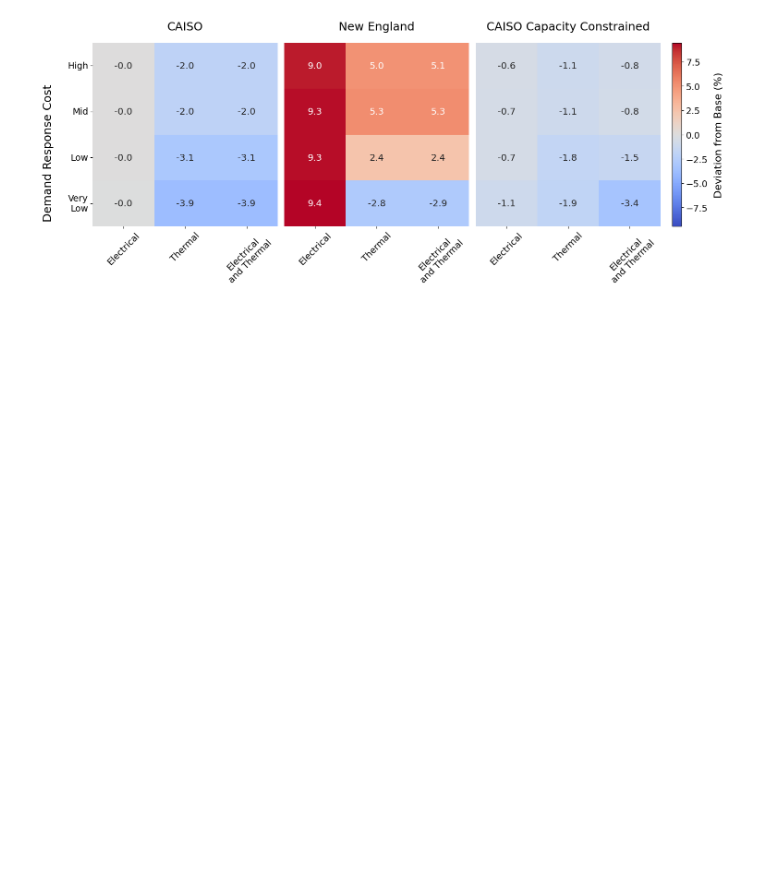
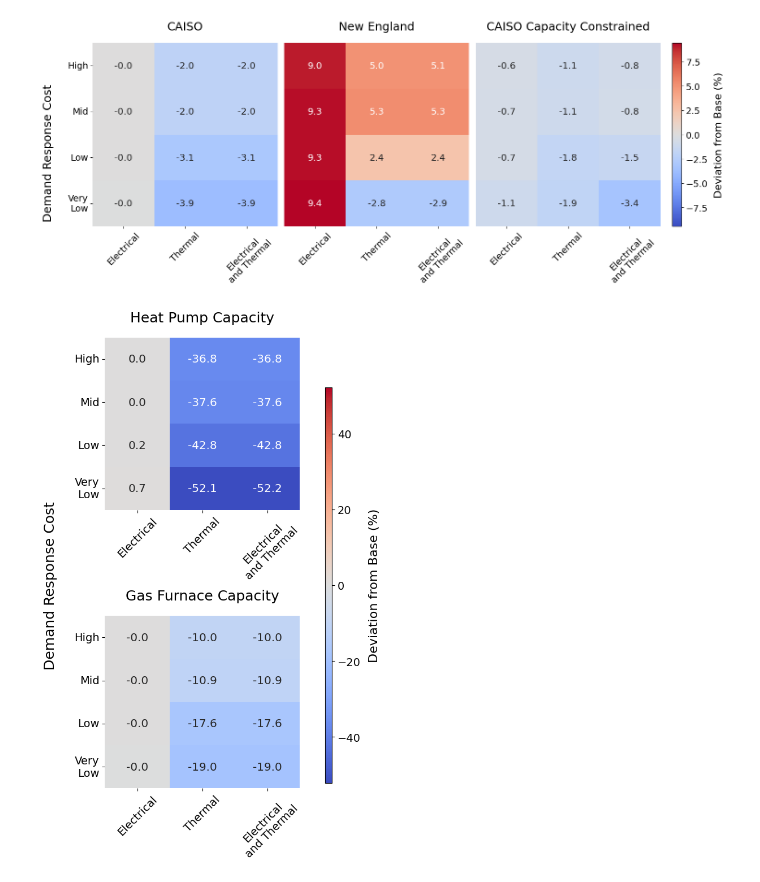
Before and after one commit to trevorb1/pypsa-demand-response, a Jupyter notebook: analysis/other.ipynb, the cells around one changed output. Saved outputs shown, nothing was run; the diff lists cells and outputs as text; code cells hidden in the pictures; blank space fills up the shorter version.

```diff
--- a/analysis/other.ipynb
+++ b/analysis/other.ipynb
@@ -350,3 +356,18 @@ save_f.parent.mkdir(parents=True, exist_ok=True)
 fig.savefig(save_f, dpi=300, bbox_inches="tight")
 # %% [output]
 [figure]
+# %%
+data_hp = get_heatmap_data("capacity", "Service Heat Pump", "caiso", "ng", "static", as_percentage=AS_PERCENTAGE)
+data_furnace = get_heatmap_data("capacity", "Service Gas Furnace", "caiso", "ng", "dynamic", as_percentage=AS_PERCENTAGE)
+
+data = {}
+data["hp"] = data_hp["hgas"]
+data["furnace"] = data_furnace["hgas"]
+
+fig, _ = generate_heatmap_stacked(data, scenario="hgas", scaler=OBJ_COST_SCALER, title="", ylabel=OBJ_COST_LABEL, share_ylabel=True, cmap=CMAP)
+
+save_f = Path(FIGURES_METHOD, "hgas_hp_furnace_capacity_caiso.png")
+save_f.parent.mkdir(parents=True, exist_ok=True)
+fig.savefig(save_f, dpi=300, bbox_inches="tight")
+# %% [output]
+[figure, added]
```
Also changed, not shown: parts of 6 cells of this notebook.
